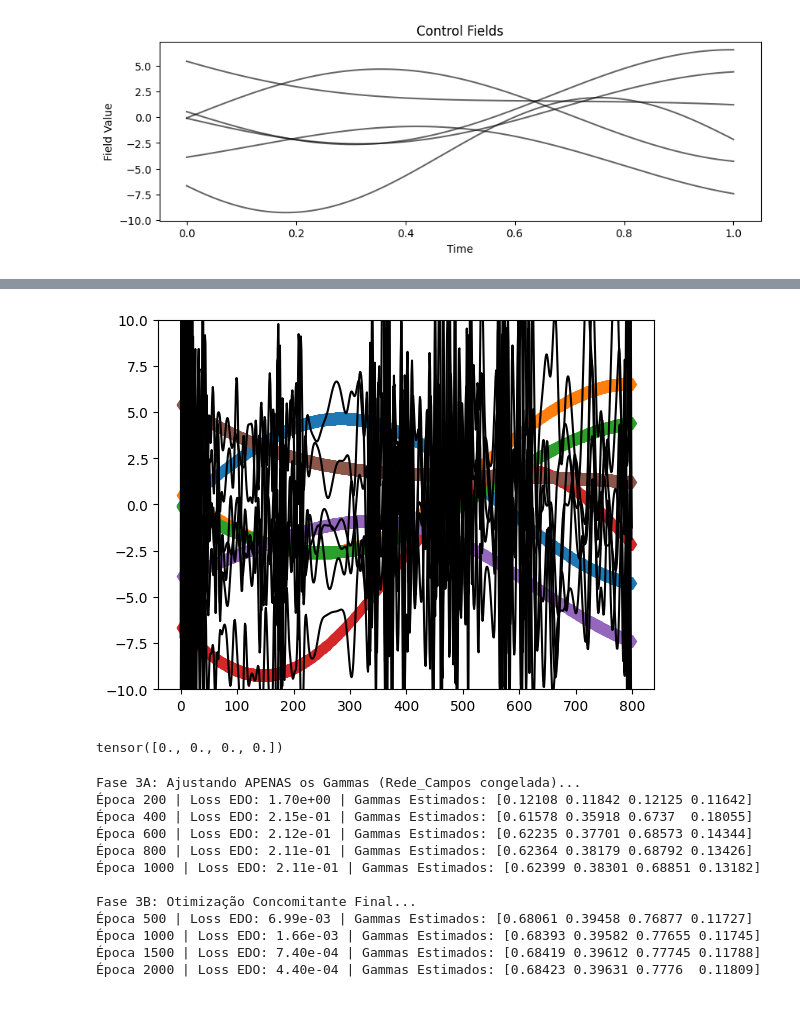
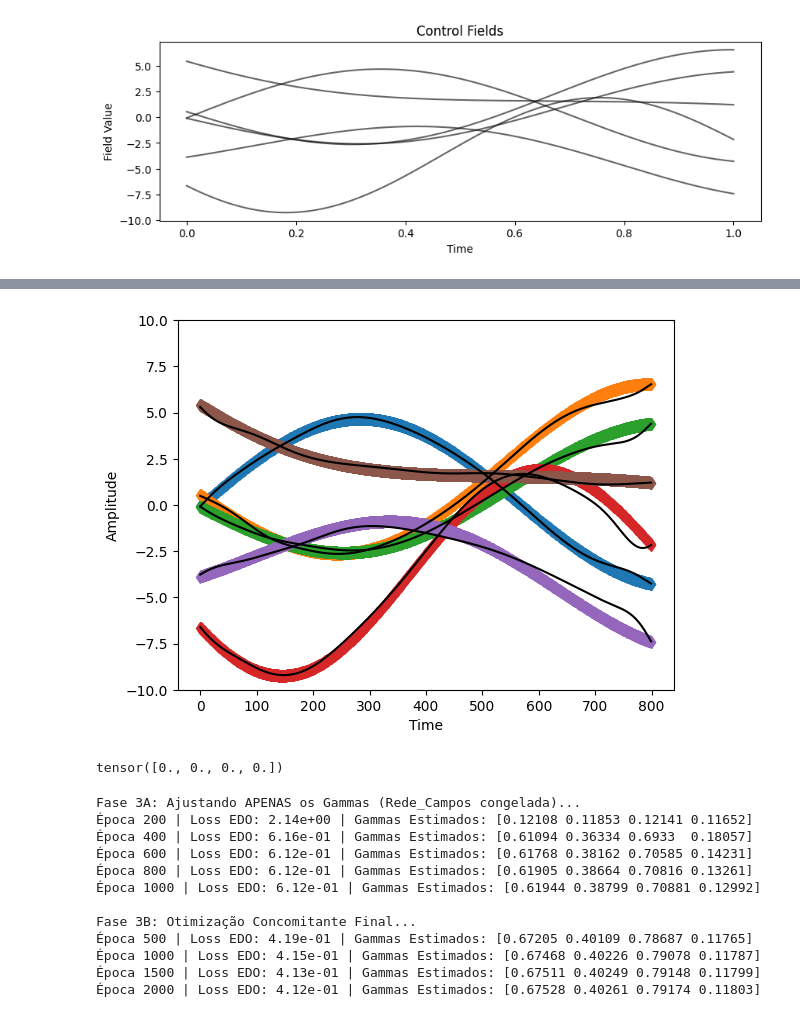
Before and after one commit to martinjimenez388/my-first-proyect, a Jupyter notebook: Examples/PINNverse_two_qubits_time_dependent_Lindblad_HXYZ_Gemini_3_stages_final.ipynb, the cells around one changed output, grey strips where cells are left out. Drawn from its saved outputs; the diff is of its cells as text; code cells hidden in the pictures.

```diff
--- a/Examples/PINNverse_two_qubits_time_dependent_Lindblad_HXYZ_Gemini_3_stages_final.ipynb
+++ b/Examples/PINNverse_two_qubits_time_dependent_Lindblad_HXYZ_Gemini_3_stages_final.ipynb
@@ -115,7 +116,9 @@ H_op = [IZ, ZI, IX, XX, YY, ZZ]
 
 tfinal = 1.0
 N = 800
-sig = 0.05# Standard deviation for Gaussian noise
+noise = True
+if noise:
+    sig = 0.05  # Standard deviation for Gaussian noise
 tlist = np.linspace(0.0, tfinal, N)
 
 
@@ -161,7 +164,7 @@ for idx,psi0 in enumerate(psi_iniciais):
     val_data += tc.tensor(np.random.normal(0, sig, val_data.shape), device=device)  # Adiciona ruído gaussiano
     lista_valor_esperado_data.append(val_data)
 
-# Visualização dos Primeiros 3 Estados Gerados
+# Visualização dos Primeiros 8 Estados Gerados
 fig, axes = plt.subplots(8, 1, figsize=(10, 10), sharex=True)
 
 for estado_idx in range(8):
@@ -294,11 +297,12 @@ time =  tc.linspace(
 time = time.to(device)
 # %%
 X_=Rede_Campos(time).cpu().detach().numpy()
-plt.plot(np.transpose(fields_array[0:6,:]),'o')
+plt.plot(tlist, np.transpose(fields_array[0:6,:]), lw=3.5)
 for i in range(0,6):
-    plt.plot(X_[:,i],"k")
+    plt.plot(tlist, X_[:,i],"k")
 
-
-
+plt.title("Control Fields: True (color) vs Predicted (black)")
+plt.xlabel("Time")
+plt.ylabel("Amplitude")
 plt.show()
 # %% [output]
@@ -340,0 +538,12 @@ def calcular_residuos_edo_15obs_full_time_dep(y_slice, dX_dt_slice, parametro, j
+# %%
+estado_idx = 0
+fig, axes = plt.subplots()
+
+data_estado = lista_valor_esperado_data[estado_idx]
+for i in range(4):#(len(O_op)):
+    axes.plot(tlist, data_estado[:, i], label=fr"$\hat{{O}}_{{{i+1}}}$" if estado_idx == 0 else "")
+    axes.plot(tlist, y_fixo_np[:, estado_idx * NUM_OBSERVAVEIS + i], 'k--')
+
+axes.set_xlabel("Time")
+axes.set_ylabel("Amplitude")
+axes.set_title(f'Time Evolution - Initial State {estado_idx + 1}')
@@ -341 +553,4 @@ def calcular_residuos_edo_15obs_full_time_dep(y_slice, dX_dt_slice, parametro, j
+# %%
+y_fixo = y_fixo.detach()
+time = time.detach()
 # %%
@@ -416,20 +608,18 @@ Derivadas calculadas! Iniciando otimização da Rede_Campos...
 # %%
 X_=Rede_Campos(time).cpu().detach().numpy()
 plt.plot(np.transpose(fields_array[0:6,:]),'d')
 for i in range(6):
     plt.plot(X_[:,i],"k")
 plt.ylim(-10,10)
 
-
+plt.xlabel("Time")
+plt.ylabel("Amplitude")
 plt.show()
 print(param_qutip)
 # %% [output]
-[figure, old version]
+[figure, new version]
 tensor([0., 0., 0., 0.])
 # %%
-import torch as tc
-import numpy as np
-
 # ==============================================================================
 # FASE 3A: Otimizar APENAS os Gammas (Rede_Campos CONGELADA)
 # ==============================================================================
@@ -457,16 +647,18 @@ for epoca in range(1000):
         idx_start = estado_idx * NUM_OBSERVAVEIS
         idx_end = idx_start + NUM_OBSERVAVEIS
 
-        y_cond = y_fixo_spline[:, idx_start:idx_end]
-        dX_dt_cond = dX_dt_fixo_spline[:, idx_start:idx_end]
+        y_cond = y_fixo[:, idx_start:idx_end]
+        dX_dt_cond = dX_dt_fixo[:, idx_start:idx_end]
 
         residuos = calcular_residuos_edo_15obs_full_time_dep(y_cond, dX_dt_cond, gammas_positivos, j_fields)
         loss_edo += residuos.mean()
 
     loss_edo /= NUM_ESTADOS
 
+    loss_endpts = ((tc.from_numpy(fields_array[:, 0]) - z[0, :])**2).mean() + ((tc.from_numpy(fields_array[:, -1]) - z[-1, :])**2).mean()
+
     # Perda Total com Regularização L1 nos Gammas
-    loss_total = loss_edo + lambda_l1 * tc.sum(gammas_positivos)
+    loss_total = loss_edo + lambda_l1 * tc.sum(gammas_positivos) + loss_endpts
 
     loss_total.backward()
     opt_gamma.step()
@@ -496,11 +688,12 @@ for epoca in range(2000):
         idx_start = estado_idx * NUM_OBSERVAVEIS
         idx_end = idx_start + NUM_OBSERVAVEIS
 
-        y_cond = y_fixo_spline[:, idx_start:idx_end]
-        dX_dt_cond = dX_dt_fixo_spline[:, idx_start:idx_end]
+        y_cond = y_fixo[:, idx_start:idx_end]
+        dX_dt_cond = dX_dt_fixo[:, idx_start:idx_end]
 
         residuos = calcular_residuos_edo_15obs_full_time_dep(y_cond, dX_dt_cond, gammas_positivos, j_fields)
-        loss_edo += residuos.mean()
+        loss_endpts = ((tc.from_numpy(fields_array[:, 0]) - z[0, :])**2).mean() + ((tc.from_numpy(fields_array[:, -1]) - z[-1, :])**2).mean()
+        loss_edo += residuos.mean() + loss_endpts
 
     loss_edo /= NUM_ESTADOS
     loss_total = loss_edo + lambda_l1 * tc.sum(gammas_positivos)
@@ -513,17 +706,17 @@ for epoca in range(2000):
         print(f"Época {epoca+1} | Loss EDO: {loss_edo.item():.2e} | Gammas Estimados: {np.round(g_est, 5)}")
 # %% [output]
 Fase 3A: Ajustando APENAS os Gammas (Rede_Campos congelada)...
-Época 200 | Loss EDO: 1.70e+00 | Gammas Estimados: [0.12108 0.11842 0.12125 0.11642]
-Época 400 | Loss EDO: 2.15e-01 | Gammas Estimados: [0.61578 0.35918 0.6737  0.18055]
-Época 600 | Loss EDO: 2.12e-01 | Gammas Estimados: [0.62235 0.37701 0.68573 0.14344]
-Época 800 | Loss EDO: 2.11e-01 | Gammas Estimados: [0.62364 0.38179 0.68792 0.13426]
-Época 1000 | Loss EDO: 2.11e-01 | Gammas Estimados: [0.62399 0.38301 0.68851 0.13182]
+Época 200 | Loss EDO: 2.14e+00 | Gammas Estimados: [0.12108 0.11853 0.12141 0.11652]
+Época 400 | Loss EDO: 6.16e-01 | Gammas Estimados: [0.61094 0.36334 0.6933  0.18057]
+Época 600 | Loss EDO: 6.12e-01 | Gammas Estimados: [0.61768 0.38162 0.70585 0.14231]
+Época 800 | Loss EDO: 6.12e-01 | Gammas Estimados: [0.61905 0.38664 0.70816 0.13261]
+Época 1000 | Loss EDO: 6.12e-01 | Gammas Estimados: [0.61944 0.38799 0.70881 0.12992]
 
 Fase 3B: Otimização Concomitante Final...
-Época 500 | Loss EDO: 6.99e-03 | Gammas Estimados: [0.68061 0.39458 0.76877 0.11727]
-Época 1000 | Loss EDO: 1.66e-03 | Gammas Estimados: [0.68393 0.39582 0.77655 0.11745]
-Época 1500 | Loss EDO: 7.40e-04 | Gammas Estimados: [0.68419 0.39612 0.77745 0.11788]
-Época 2000 | Loss EDO: 4.40e-04 | Gammas Estimados: [0.68423 0.39631 0.7776  0.11809]
+Época 500 | Loss EDO: 4.19e-01 | Gammas Estimados: [0.67205 0.40109 0.78687 0.11765]
+Época 1000 | Loss EDO: 4.15e-01 | Gammas Estimados: [0.67468 0.40226 0.79078 0.11787]
+Época 1500 | Loss EDO: 4.13e-01 | Gammas Estimados: [0.67511 0.40249 0.79148 0.11799]
+Época 2000 | Loss EDO: 4.12e-01 | Gammas Estimados: [0.67528 0.40261 0.79174 0.11803]
 # %%
 print(dissipation)
 X_=Rede_Campos(time).cpu().detach().numpy()
```
Also changed, not shown: parts of 7 cells of this notebook, 2 other files.
